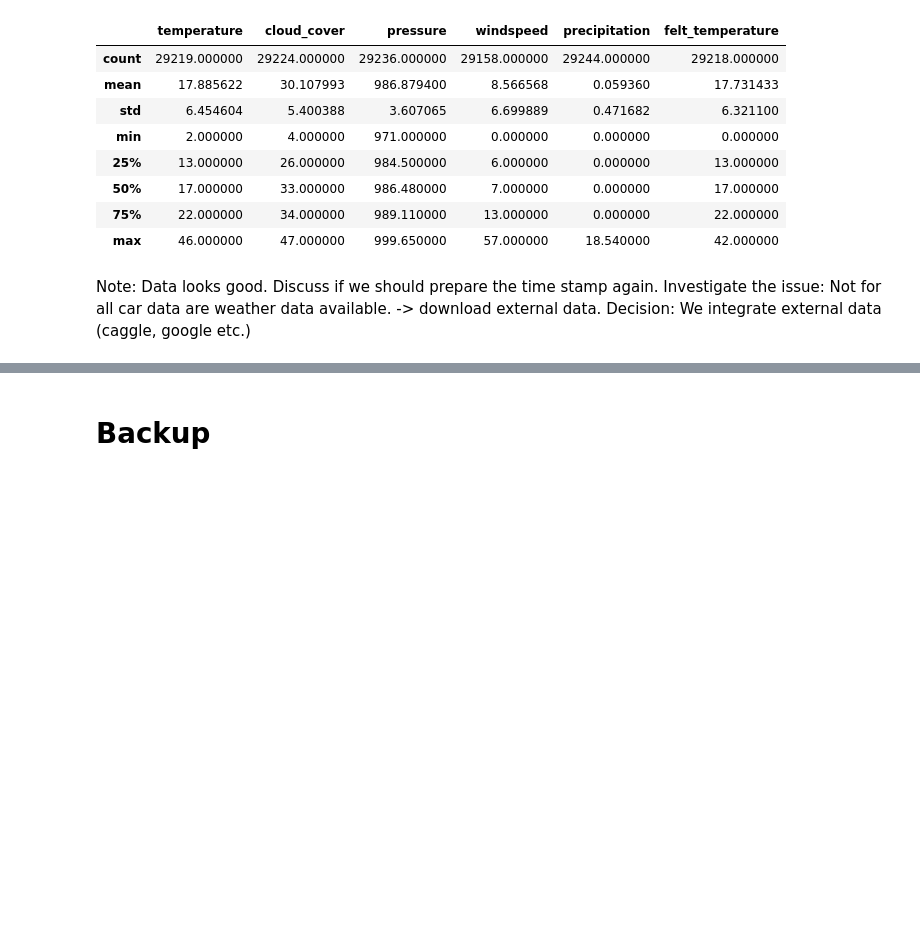
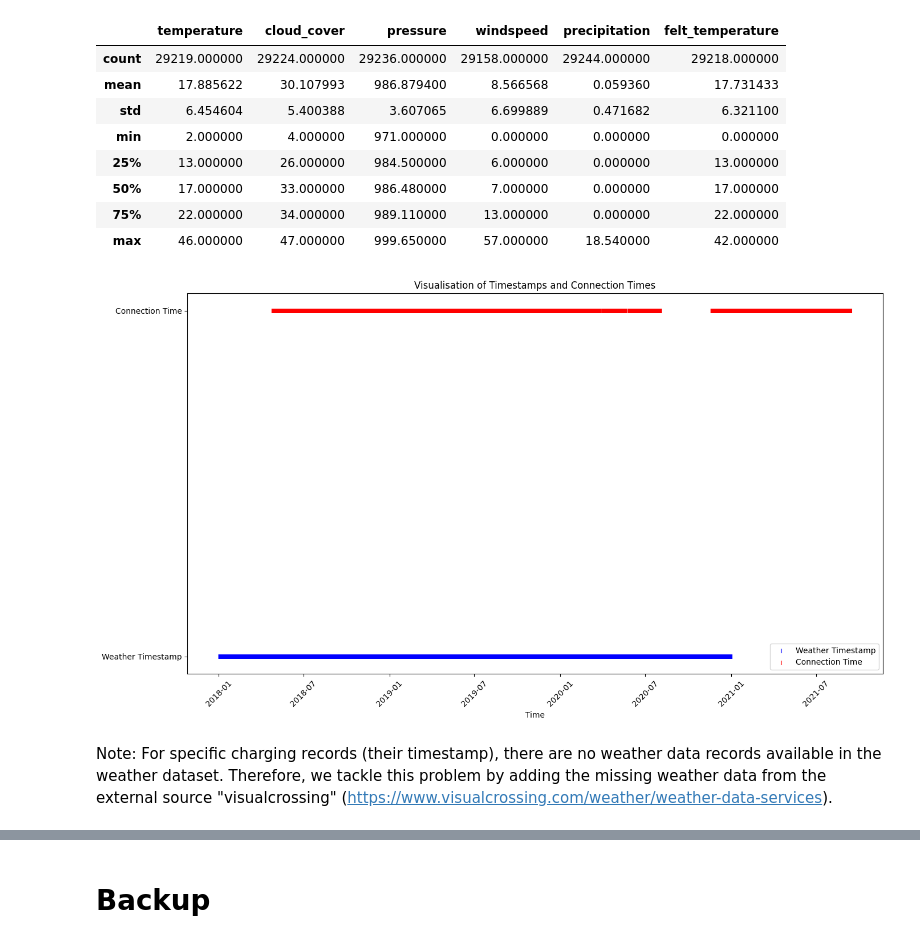
Before and after one commit to nsterz/AA_2024-group-3, a Jupyter notebook: code_dataexplo/exploration.ipynb, the cells around one changed output, grey strips where cells are left out. Saved outputs shown, nothing was run; the diff lists cells and outputs as text; code cells hidden in the pictures; blank space fills up the shorter version.

Commit message:
add additional Weather Data

```diff
--- a/code_dataexplo/exploration.ipynb
+++ b/code_dataexplo/exploration.ipynb
@@ -364,7 +365,28 @@ data_weather.describe()
 | 50% | 17.000000 | 33.000000 | 986.480000 | 7.000000 | 0.000000 | 17.000000 |
 | 75% | 22.000000 | 34.000000 | 989.110000 | 13.000000 | 0.000000 | 22.000000 |
 | max | 46.000000 | 47.000000 | 999.650000 | 57.000000 | 18.540000 | 42.000000 |
-# %% [markdown]
-Note: Data looks good. Discuss if we should prepare the time stamp again.
-Investigate the issue: Not for all car data are weather data available. -> download external data.
-Decision: We integrate external data (caggle, google etc.)
+# %%
+
+data_weather['timestamp'] = pd.to_datetime(data_weather['timestamp'])
+data_charge['connectionTime'] = pd.to_datetime(data_charge['connectionTime'])
+
+data_weather = data_weather.sort_values(by='timestamp')
+data_charge = data_charge.sort_values(by='connectionTime')
+
+plt.figure(figsize=(14, 8))
+
+plt.scatter(data_weather['timestamp'], [1]*len(data_weather), marker='|', color='b', alpha=0.6, label='Weather Timestamp')
+
+plt.scatter(data_charge['connectionTime'], [2]*len(data_charge), marker='|', color='r', alpha=0.6, label='Connection Time')
+
+plt.title('Visualisation of Timestamps and Connection Times')
+plt.xlabel('Time')
+plt.yticks([1, 2], ['Weather Timestamp', 'Connection Time'])
+plt.xticks(rotation=45)
+plt.tight_layout()
+plt.legend()
+plt.show()
+# %% [output]
+[figure, added]
+# %% [markdown]
+Note: For specific charging records (their timestamp), there are no weather data records available in the weather dataset. Therefore, we tackle this problem by adding the missing weather data from the external source "visualcrossing" (https://www.visualcrossing.com/weather/weather-data-services).
```
Also changed, not shown: parts of 14 cells of this notebook, 3 other files.
